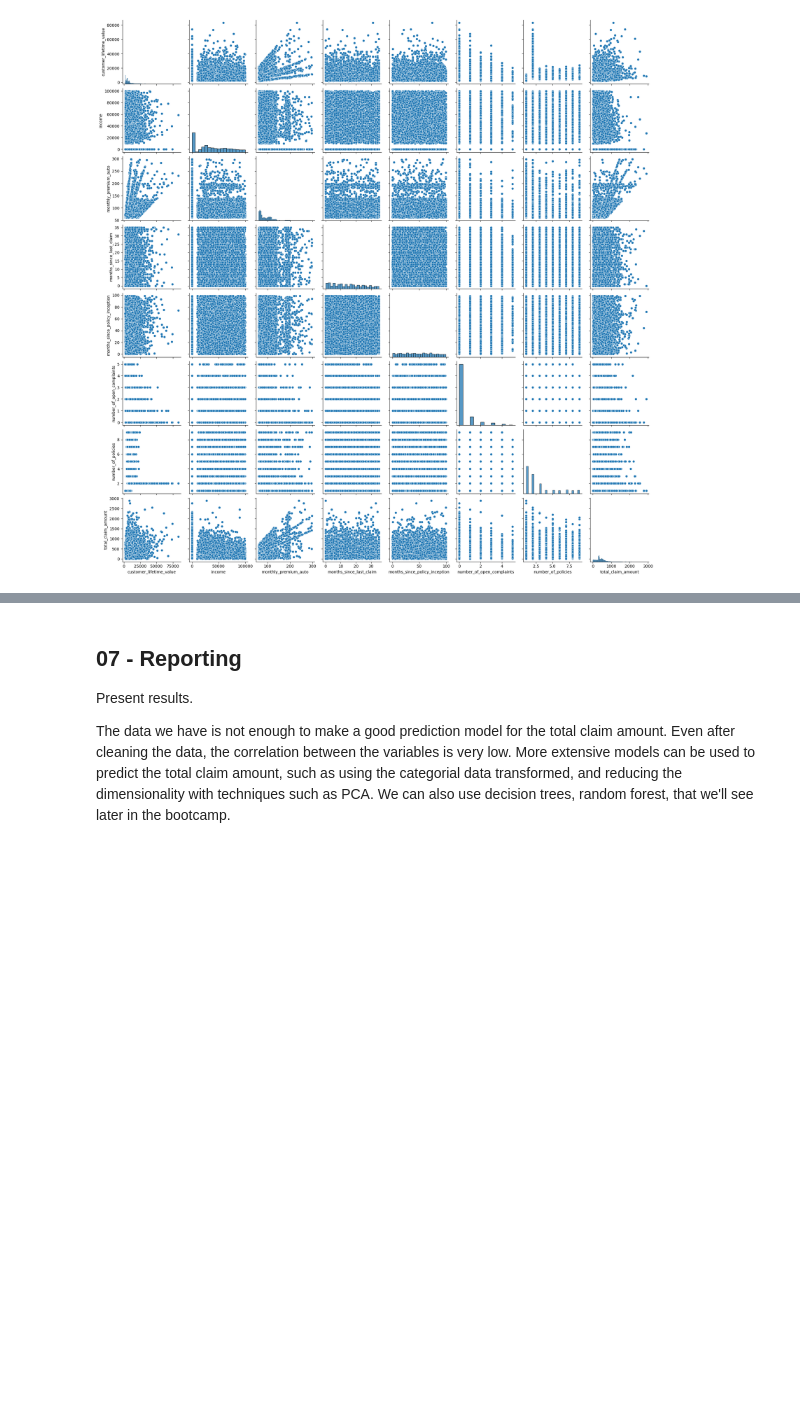
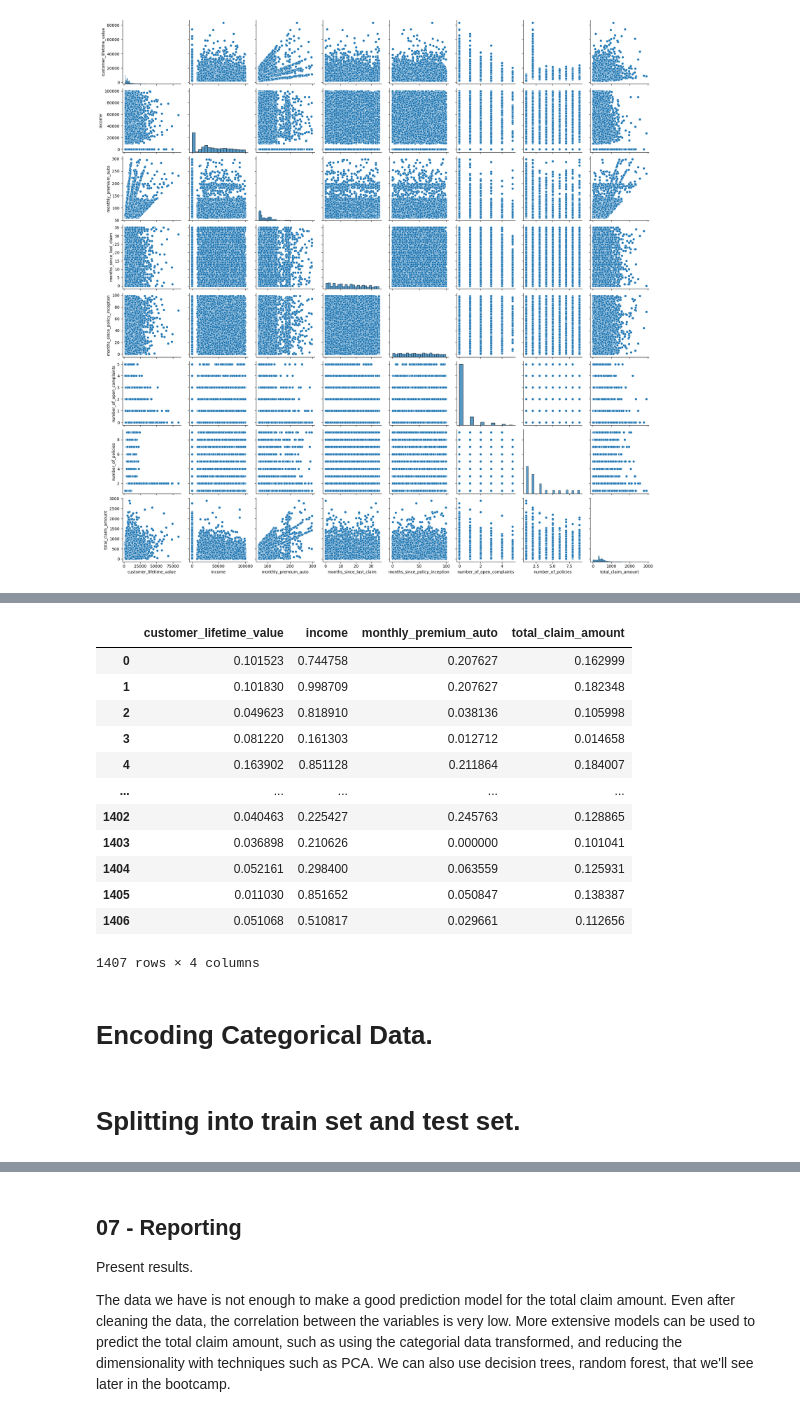
Before and after one commit to ralphmartynward/ironhack_01_lab-customer-analysis-final-round, a Jupyter notebook: solution.ipynb, the cells around one changed output, grey strips where cells are left out. Saved outputs shown, nothing was run; the diff lists cells and outputs as text; code cells hidden in the pictures; blank space fills up the shorter version.

```diff
--- a/solution.ipynb
+++ b/solution.ipynb
@@ -188,4 +168,23 @@ display(numerical)
 # %%
 # Let's drop the columns that are not relevant for the model using the correlation matrix with columns that have a correlation of under 0.1
-numericaldropped = numerical2.drop(columns=['number_of_open_complaints', 'number_of_policies', 'months_since_last_claim', 'months_since_policy_inception'])
+numericaldropped3 = numerical3.drop(columns=['number_of_open_complaints', 'number_of_policies', 'months_since_last_claim', 'months_since_policy_inception'])
+numericaldropped4 = numerical4.drop(columns=['number_of_open_complaints', 'number_of_policies', 'months_since_last_claim', 'months_since_policy_inception'])
+# %%
+numericaldropped3
+# %% [output]
+|  | customer_lifetime_value | income | monthly_premium_auto | total_claim_amount |
+| 0 | 0.101523 | 0.744758 | 0.207627 | 0.162999 |
+| 1 | 0.101830 | 0.998709 | 0.207627 | 0.182348 |
+| 2 | 0.049623 | 0.818910 | 0.038136 | 0.105998 |
+| 3 | 0.081220 | 0.161303 | 0.012712 | 0.014658 |
+| 4 | 0.163902 | 0.851128 | 0.211864 | 0.184007 |
+| ... | ... | ... | ... | ... |
+| 1402 | 0.040463 | 0.225427 | 0.245763 | 0.128865 |
+| 1403 | 0.036898 | 0.210626 | 0.000000 | 0.101041 |
+| 1404 | 0.052161 | 0.298400 | 0.063559 | 0.125931 |
+| 1405 | 0.011030 | 0.851652 | 0.050847 | 0.138387 |
+| 1406 | 0.051068 | 0.510817 | 0.029661 | 0.112656 |
+1407 rows × 4 columns
+# %% [markdown]
+# Encoding Categorical Data.
 # %%
@@ -200,4 +196,6 @@ categoricalsOneHot = pd.DataFrame(transformOneHot.fit_transform(categoricals).to
 # Label Encoding technique
 from sklearn.preprocessing import LabelEncoder
 transformLabel = categoricals.apply(LabelEncoder().fit_transform)
+# %% [markdown]
+# Splitting into train set and test set.
 # %%
```
Also changed, not shown: parts of 22 cells of this notebook.
